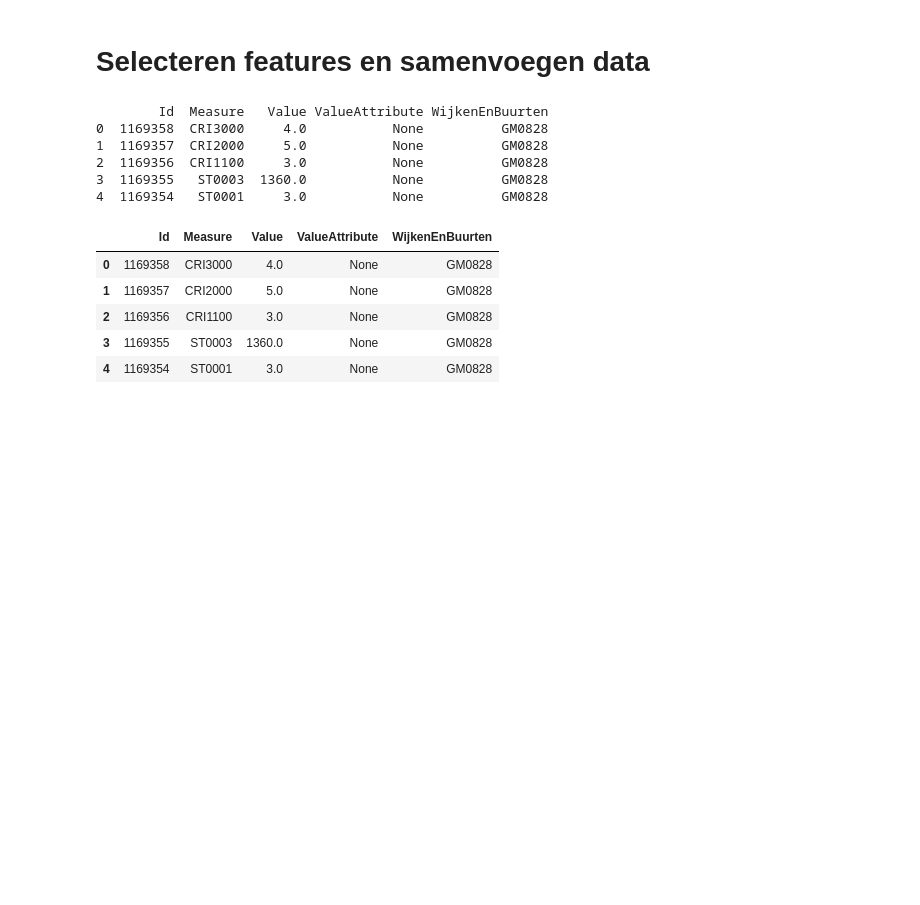
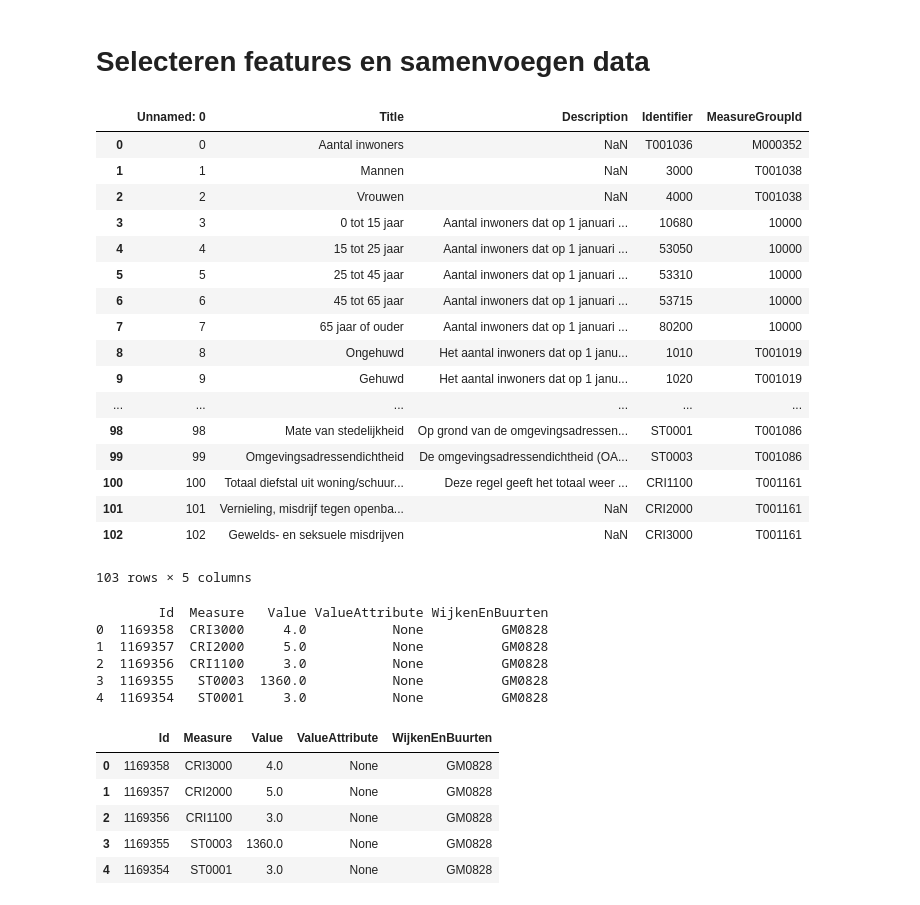
Before and after one commit to DanAugustus/KiesKaart, a Jupyter notebook: CBSparserOData4.ipynb, the cells around one changed output. Drawn from its saved outputs; the diff is of its cells as text; code cells hidden in the pictures; blank space fills up the shorter version.

```diff
--- a/CBSparserOData4.ipynb
+++ b/CBSparserOData4.ipynb
@@ -257,3 +291,32 @@ selectie_WK = data_geocodes[filter_geocodes_WK & filter_BUWKopgem]
 # %% [markdown]
 # Selecteren features en samenvoegen data
+# %%
+def feature_select(csv_file):
+    """Inlezen van csv gebaseerd op de MeasureCodes met alleen de rijen van features die je wilt ophalen.
+    Het verminderen van de hoeveelheid data maakt het ophalen van data sneller."""
+
+    df = pd.read_csv(csv_file, sep=";")
+    return df
+
+#feature_select("features_test2.csv")
+feature_selectie=feature_select("features_test2.csv")['Identifier']
+# %% [output]
+|  | Unnamed: 0 | Title | Description | Identifier | MeasureGroupId |
+| 0 | 0 | Aantal inwoners | NaN | T001036 | M000352 |
+| 1 | 1 | Mannen | NaN | 3000 | T001038 |
+| 2 | 2 | Vrouwen | NaN | 4000 | T001038 |
+| 3 | 3 | 0 tot 15 jaar | Aantal inwoners dat op 1 januari ... | 10680 | 10000 |
+| 4 | 4 | 15 tot 25 jaar | Aantal inwoners dat op 1 januari ... | 53050 | 10000 |
+| 5 | 5 | 25 tot 45 jaar | Aantal inwoners dat op 1 januari ... | 53310 | 10000 |
+| 6 | 6 | 45 tot 65 jaar | Aantal inwoners dat op 1 januari ... | 53715 | 10000 |
+| 7 | 7 | 65 jaar of ouder | Aantal inwoners dat op 1 januari ... | 80200 | 10000 |
+| 8 | 8 | Ongehuwd | Het aantal inwoners dat op 1 janu... | 1010 | T001019 |
+| 9 | 9 | Gehuwd | Het aantal inwoners dat op 1 janu... | 1020 | T001019 |
+| ... | ... | ... | ... | ... | ... |
+| 98 | 98 | Mate van stedelijkheid | Op grond van de omgevingsadressen... | ST0001 | T001086 |
+| 99 | 99 | Omgevingsadressendichtheid | De omgevingsadressendichtheid (OA... | ST0003 | T001086 |
+| 100 | 100 | Totaal diefstal uit woning/schuur... | Deze regel geeft het totaal weer ... | CRI1100 | T001161 |
+| 101 | 101 | Vernieling, misdrijf tegen openba... | NaN | CRI2000 | T001161 |
+| 102 | 102 | Gewelds- en seksuele misdrijven | NaN | CRI3000 | T001161 |
+103 rows × 5 columns
 # %%
```
Also changed, not shown: parts of 18 cells of this notebook, 2 other files.
